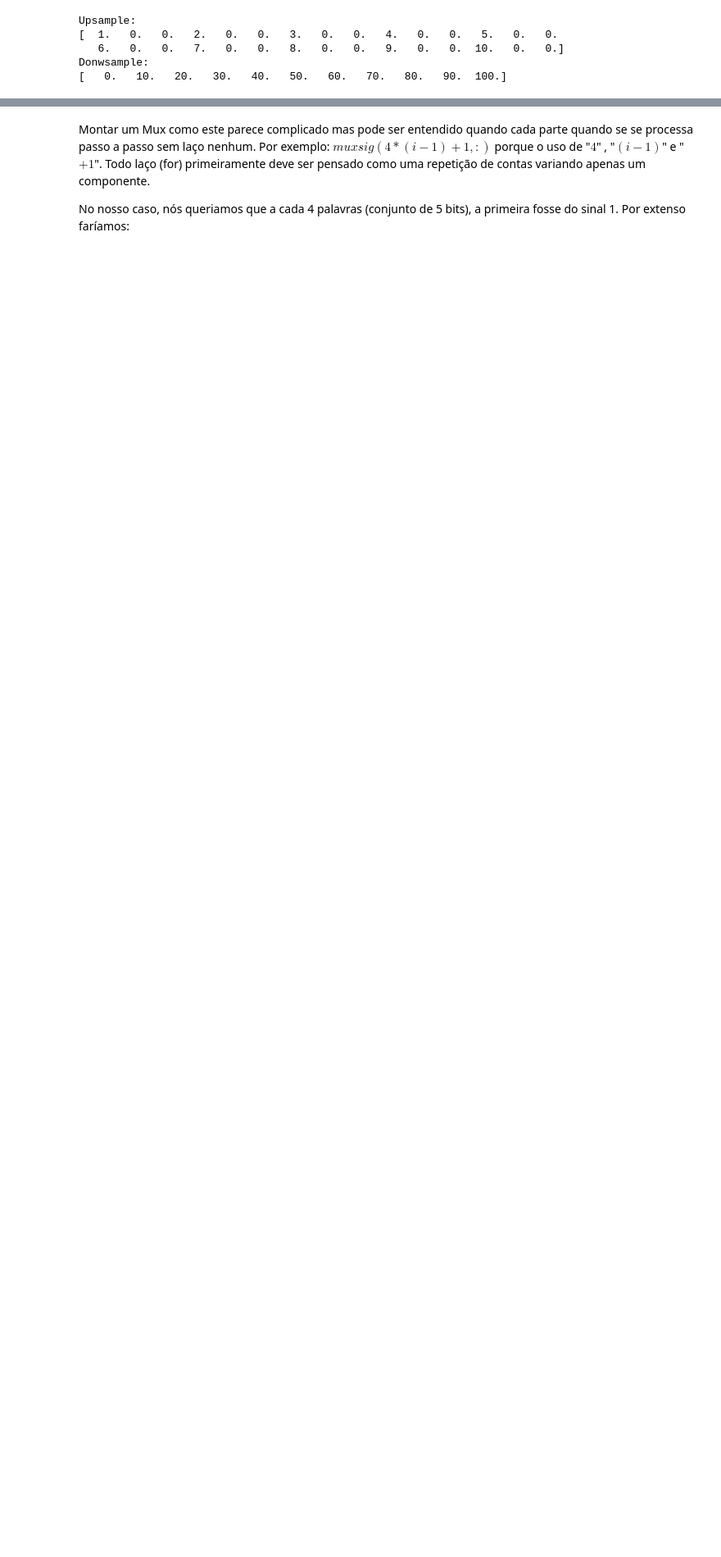
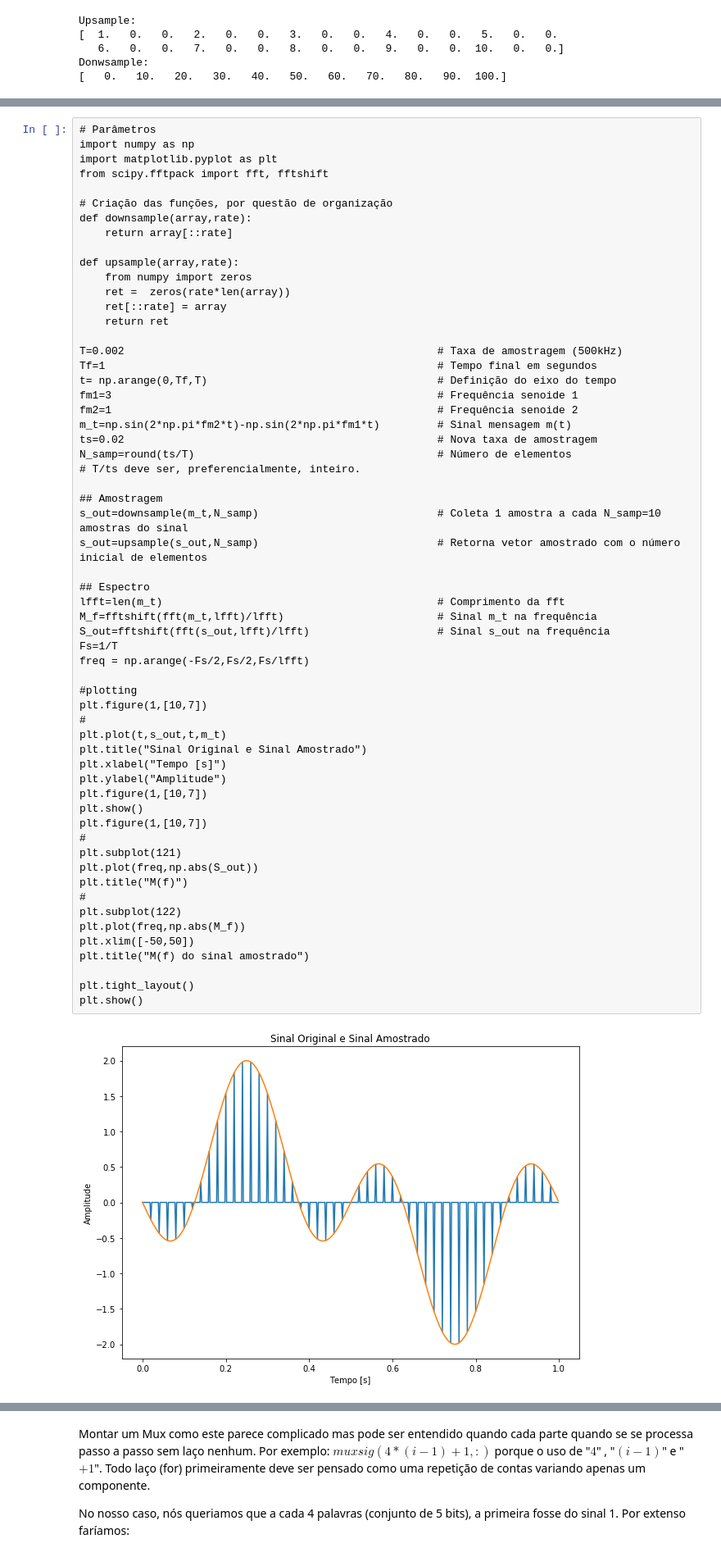
Before and after one commit to josemcast/DCO2004_LabPSC, a Jupyter notebook: h06.ipynb, the cells around one changed output, grey strips where cells are left out. Shown at 82% size. Cells and saved outputs as stored; diff of their text form; blank space fills up the shorter version.

```diff
--- a/h06.ipynb
+++ b/h06.ipynb
@@ -677,0 +211,61 @@ O sinal decodificado está claramente deslocado (Componente DC) devido a alguns
+# %%
+# Parâmetros
+import numpy as np
+import matplotlib.pyplot as plt
+from scipy.fftpack import fft, fftshift
+
+# Criação das funções, por questão de organização
+def downsample(array,rate):
+    return array[::rate]
+
+def upsample(array,rate):
+    from numpy import zeros
+    ret =  zeros(rate*len(array))
+    ret[::rate] = array
+    return ret
+
+T=0.002                                                 # Taxa de amostragem (500kHz)
+Tf=1                                                    # Tempo final em segundos
+t= np.arange(0,Tf,T)                                    # Definição do eixo do tempo
+fm1=3                                                   # Frequência senoide 1
+fm2=1                                                   # Frequência senoide 2
+m_t=np.sin(2*np.pi*fm2*t)-np.sin(2*np.pi*fm1*t)         # Sinal mensagem m(t)
+ts=0.02                                                 # Nova taxa de amostragem
+N_samp=round(ts/T)                                      # Número de elementos
+# T/ts deve ser, preferencialmente, inteiro.
+
+## Amostragem
+s_out=downsample(m_t,N_samp)                            # Coleta 1 amostra a cada N_samp=10 amostras do sinal
+s_out=upsample(s_out,N_samp)                            # Retorna vetor amostrado com o número inicial de elementos
+
+## Espectro
+lfft=len(m_t)                                           # Comprimento da fft
+M_f=fftshift(fft(m_t,lfft)/lfft)                        # Sinal m_t na frequência
+S_out=fftshift(fft(s_out,lfft)/lfft)                    # Sinal s_out na frequência
+Fs=1/T
+freq = np.arange(-Fs/2,Fs/2,Fs/lfft)
+
+#plotting
+plt.figure(1,[10,7])
+#
+plt.plot(t,s_out,t,m_t)
+plt.title("Sinal Original e Sinal Amostrado")
+plt.xlabel("Tempo [s]")
+plt.ylabel("Amplitude")
+plt.figure(1,[10,7])
+plt.show()
+plt.figure(1,[10,7])
+#
+plt.subplot(121)
+plt.plot(freq,np.abs(S_out))
+plt.title("M(f)")
+#
+plt.subplot(122)
+plt.plot(freq,np.abs(M_f))
+plt.xlim([-50,50])
+plt.title("M(f) do sinal amostrado")
+
+plt.tight_layout()
+plt.show()
+# %% [output]
+[figure, added]
```
Also changed, not shown: parts of 62 cells of this notebook, 3 other files.
